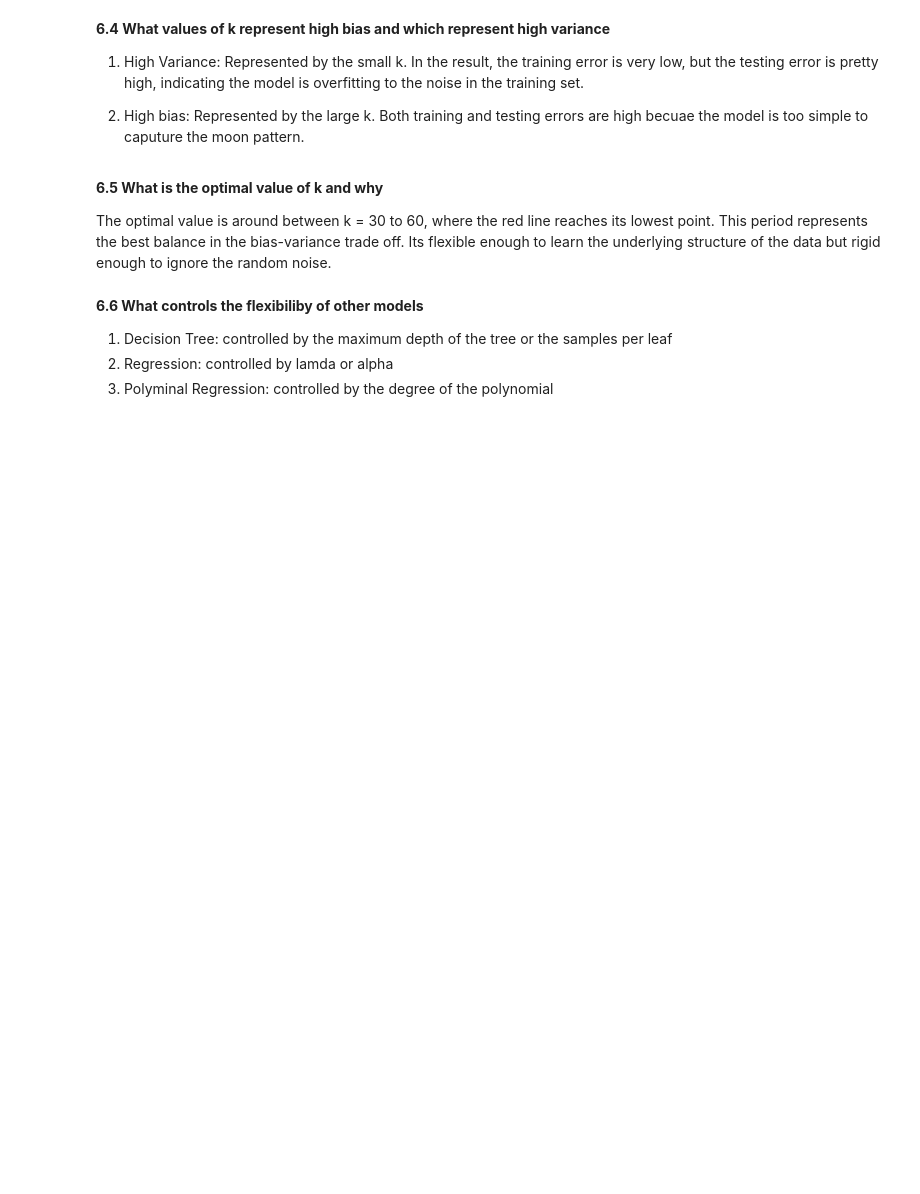
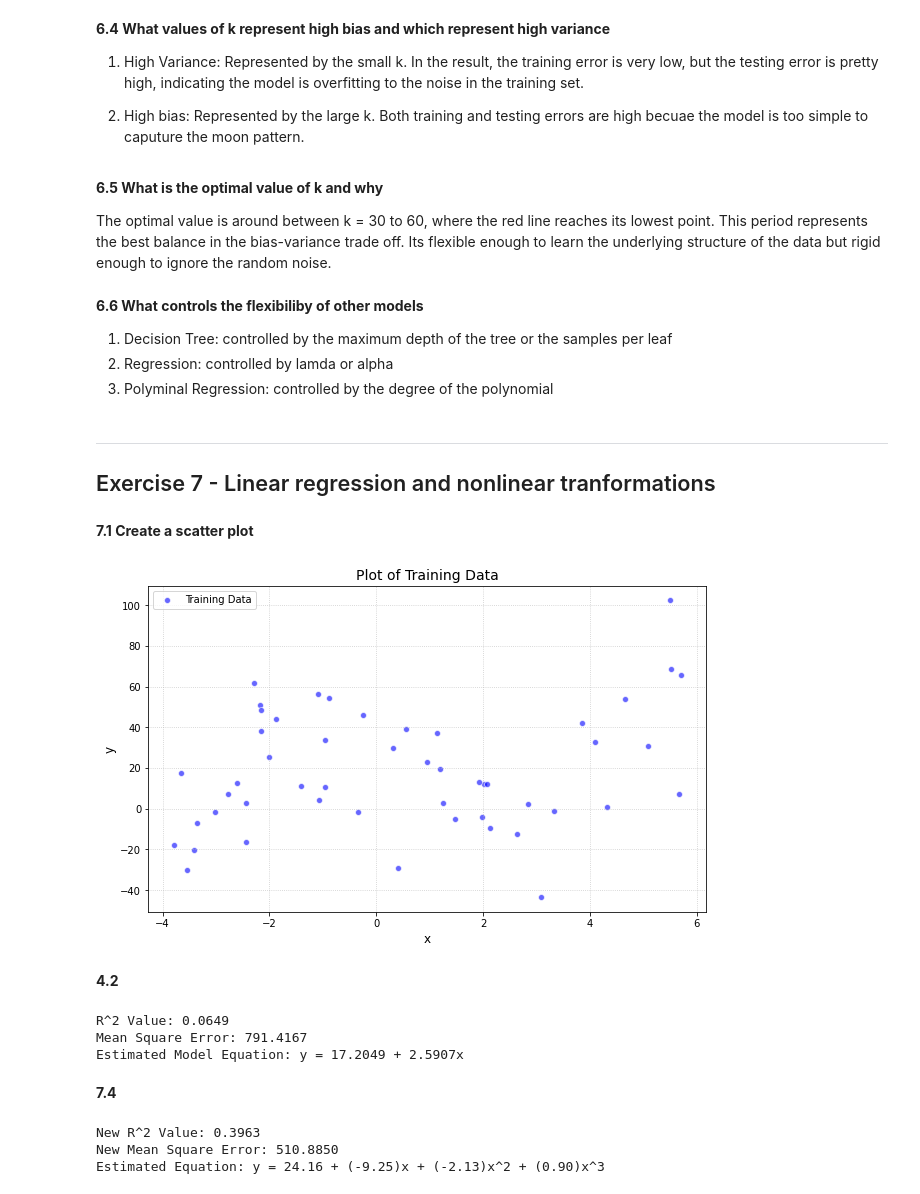
Before and after one commit to edwall201/Machine-Learning-26-Spring, a Jupyter notebook: assign2/assign2.ipynb, the cells around one changed output. Drawn from its saved outputs; the diff is of its cells as text; code cells hidden in the pictures; blank space fills up the shorter version.

```diff
--- a/assign2/assign2.ipynb
+++ b/assign2/assign2.ipynb
@@ -382,3 +382,81 @@ The optimal value is around between k = 30 to 60, where the red line reaches its
 1. Decision Tree: controlled by the maximum depth of the tree or the samples per leaf
 2. Regression: controlled by lamda or alpha
 3. Polyminal Regression: controlled by the degree of the polynomial
+# %% [markdown]
+---
+## Exercise 7 - Linear regression and nonlinear tranformations
+# %% [markdown]
+**7.1 Create a scatter plot**
+# %%
+import pandas as pd
+path = './data/'
+train = pd.read_csv(path + 'A2_Q7_train.csv')
+test = pd.read_csv(path + 'A2_Q7_test.csv')
+
+x_train = train.x.values
+y_train = train.y.values
+x_test = test.x.values
+y_test = test.y.values
+
+plt.figure(figsize=(10, 6))
+plt.scatter(x_train, y_train, color='blue', alpha=0.6, edgecolors='white', label='Training Data')
+plt.title('Plot of Training Data', fontsize=14)
+plt.xlabel('x', fontsize=12)
+plt.ylabel('y', fontsize=12)
+plt.legend()
+plt.grid(True, linestyle=':', alpha=0.7)
+
+plt.show()
+# %% [output]
+[figure, added]
+# %% [markdown]
+**4.2**
+# %%
+from sklearn.linear_model import LinearRegression
+from sklearn.metrics import mean_squared_error, r2_score
+model_baseline = LinearRegression()
+model_baseline.fit(x_train.reshape(-1, 1), y_train)
+
+# 2. Get predictions for the training data
+y_pred_train = model_baseline.predict(x_train.reshape(-1, 1))
+
+# 3. Calculate metrics
+r2 = r2_score(y_train, y_pred_train)
+mse = mean_squared_error(y_train, y_pred_train)
+
+# 4. Extract coefficients for the equation
+a0 = model_baseline.intercept_
+a1 = model_baseline.coef_[0]
+
+print(f"R^2 Value: {r2:.4f}")
+print(f"Mean Square Error: {mse:.4f}")
+print(f"Estimated Model Equation: y = {a0:.4f} + {a1:.4f}x")
+# %% [output]
+R^2 Value: 0.0649
+Mean Square Error: 791.4167
+Estimated Model Equation: y = 17.2049 + 2.5907x
+# %% [markdown]
+**7.4**
+# %%
+import numpy as np
+from sklearn.preprocessing import PolynomialFeatures
+
+poly = PolynomialFeatures(degree=3, include_bias=False)
+X_poly_train = poly.fit_transform(x_train.reshape(-1, 1))
+
+model_poly = LinearRegression()
+model_poly.fit(X_poly_train, y_train)
+y_poly_pred = model_poly.predict(X_poly_train)
+r2_poly = r2_score(y_train, y_poly_pred)
+mse_poly = mean_squared_error(y_train, y_poly_pred)
+
+intercept = model_poly.intercept_
+coeffs = model_poly.coef_
+
+print(f"New R^2 Value: {r2_poly:.4f}")
+print(f"New Mean Square Error: {mse_poly:.4f}")
+print(f"Estimated Equation: y = {intercept:.2f} + ({coeffs[0]:.2f})x + ({coeffs[1]:.2f})x^2 + ({coeffs[2]:.2f})x^3")
+# %% [output]
+New R^2 Value: 0.3963
+New Mean Square Error: 510.8850
+Estimated Equation: y = 24.16 + (-9.25)x + (-2.13)x^2 + (0.90)x^3
```
Also changed, not shown: parts of 5 cells of this notebook, 2 other files.
